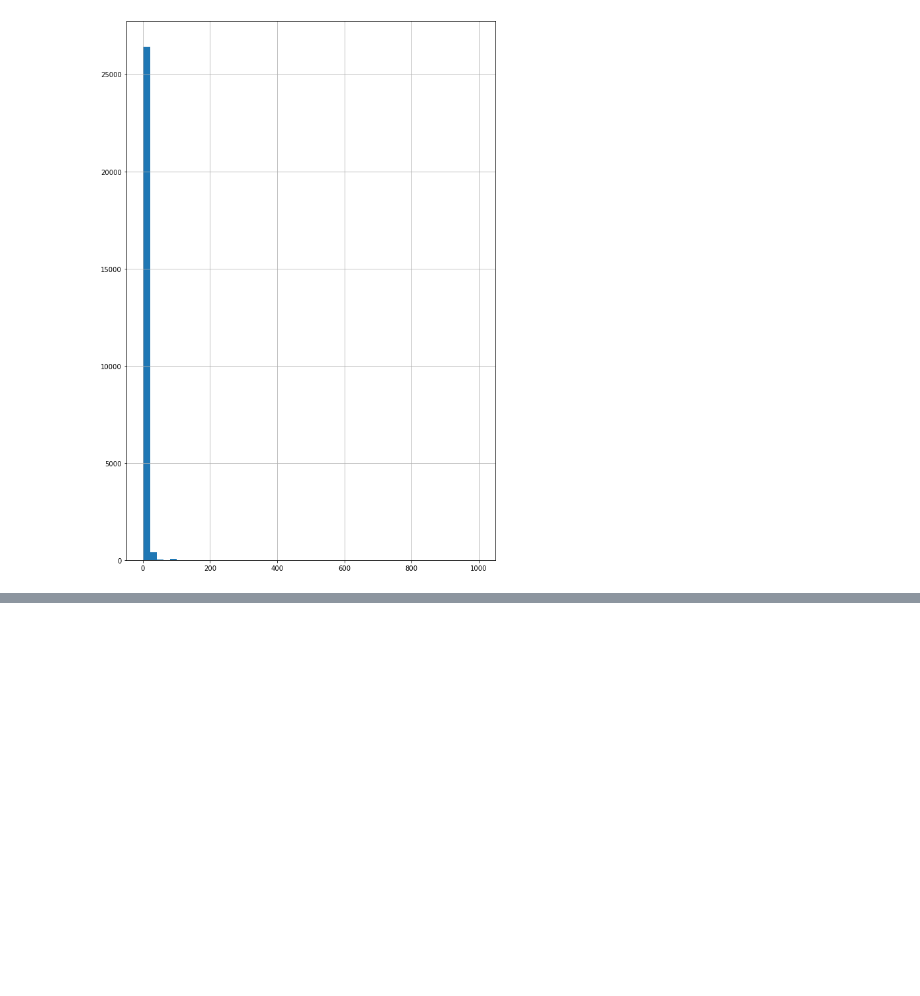
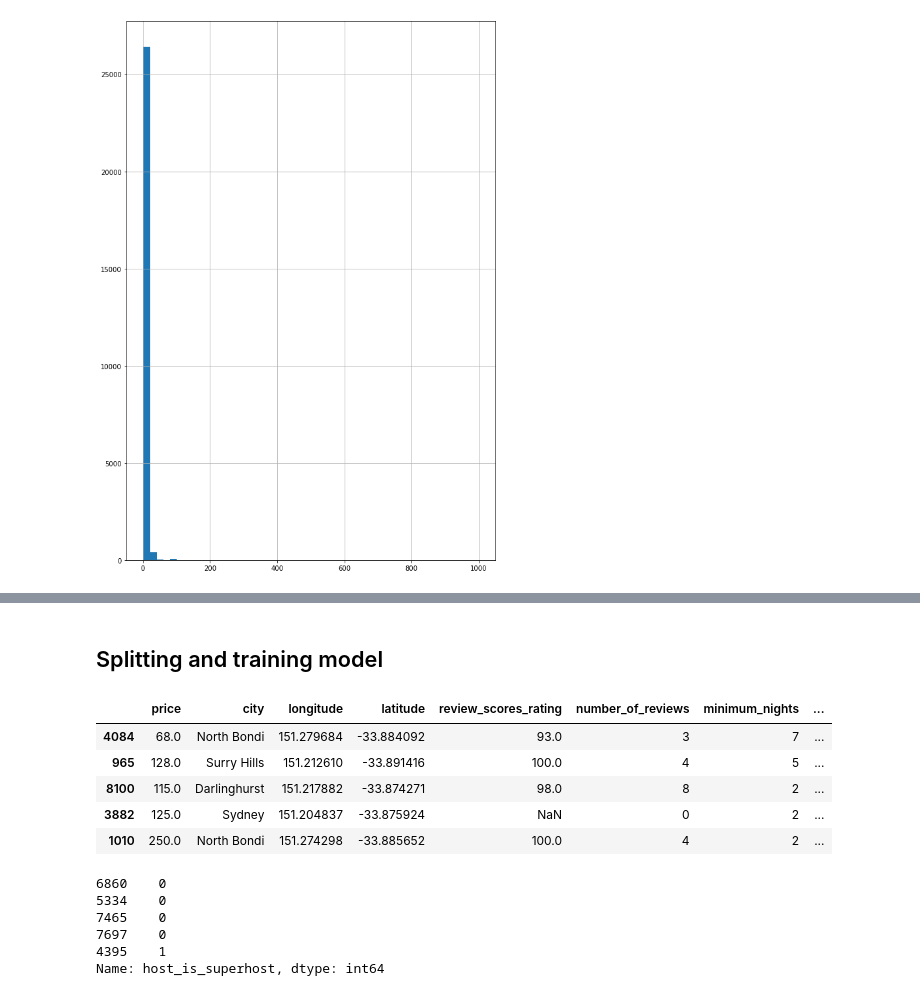
Before and after one commit to Zielzor/AirBNB, a Jupyter notebook: AirBnB Fair Valuation.ipynb, the cells around one changed output, grey strips where cells are left out. Drawn from its saved outputs; the diff is of its cells as text; code cells hidden in the pictures; blank space fills up the shorter version.

```diff
--- a/AirBnB Fair Valuation.ipynb
+++ b/AirBnB Fair Valuation.ipynb
@@ -332,0 +352,4 @@ df['minimum_nights'].hist(bins=50,figsize=(10,15))
+# %%
+#too much cities, lets  round it up to top 20 locations (Sydney)
+list_of_20 = list(df['city'].value_counts().head(10).index)
+df = df[df["city"].isin(list_of_20)].reset_index(drop=True)
@@ -332,0 +376,6 @@ df['minimum_nights'].hist(bins=50,figsize=(10,15))
+# %%
+property_items_counts = df.groupby(['property_type']).size() #amount  of each property
+
+rare_property = list(property_items_counts.loc[property_items_counts <= 10].index.values)
+
+df = df[~df['property_type'].isin(rare_property)].reset_index(drop=True) #droping rare occuring properties, using ~bitwise NOT operator, neat trick
@@ -332,0 +398,2 @@ df['minimum_nights'].hist(bins=50,figsize=(10,15))
+# %% [markdown]
+## Splitting and training model
@@ -332,0 +404,11 @@ df['minimum_nights'].hist(bins=50,figsize=(10,15))
+# %%
+train_sest, test_set = train_test_split(df,test_size=0.2,random_state=42)
+# %%
+test_set.head()
+# %% [output]
+|  | price | city | longitude | latitude | review_scores_rating | number_of_reviews | minimum_nights | ... |
+| 4084 | 68.0 | North Bondi | 151.279684 | -33.884092 | 93.0 | 3 | 7 | ... |
+| 965 | 128.0 | Surry Hills | 151.212610 | -33.891416 | 100.0 | 4 | 5 | ... |
+| 8100 | 115.0 | Darlinghurst | 151.217882 | -33.874271 | 98.0 | 8 | 2 | ... |
+| 3882 | 125.0 | Sydney | 151.204837 | -33.875924 | NaN | 0 | 2 | ... |
+| 1010 | 250.0 | North Bondi | 151.274298 | -33.885652 | 100.0 | 4 | 2 | ... |
@@ -332,0 +419,9 @@ df['minimum_nights'].hist(bins=50,figsize=(10,15))
+# %%
+df["host_is_superhost"].sample(5)
+# %% [output]
+6860    0
+5334    0
+7465    0
+7697    0
+4395    1
+Name: host_is_superhost, dtype: int64
```
Also changed, not shown: parts of 10 cells of this notebook.
